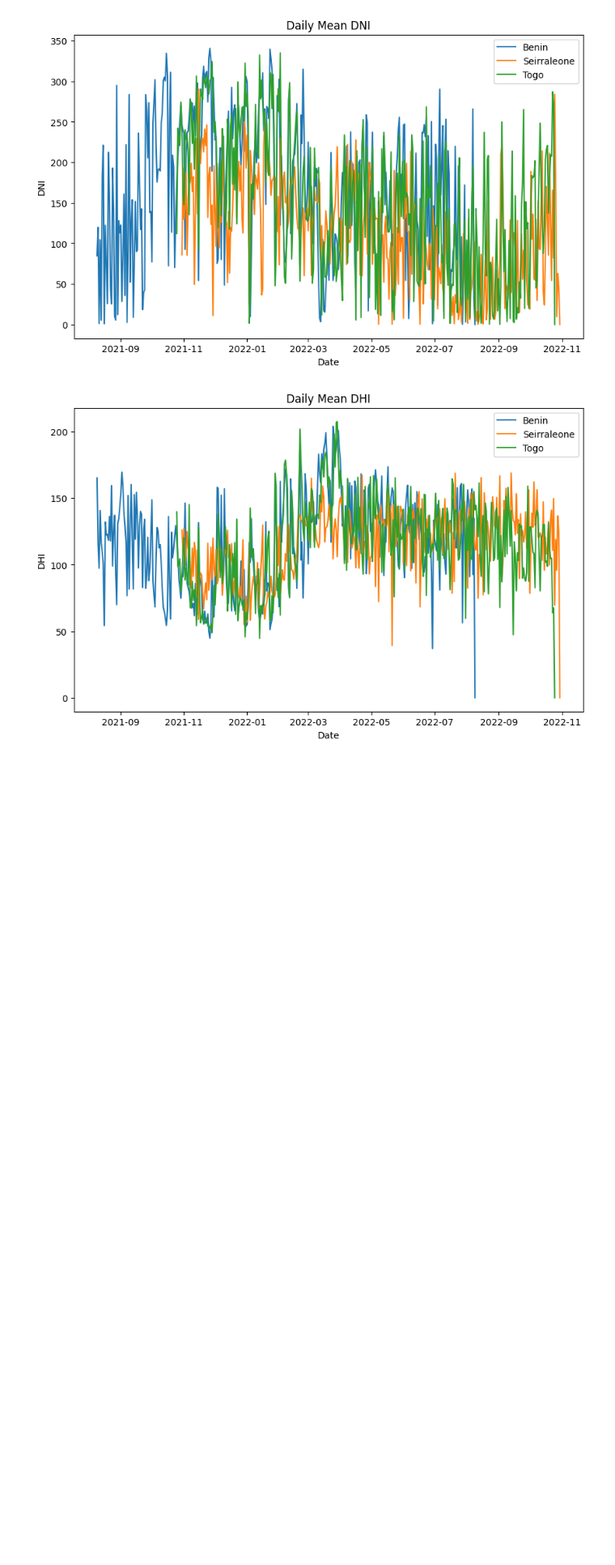
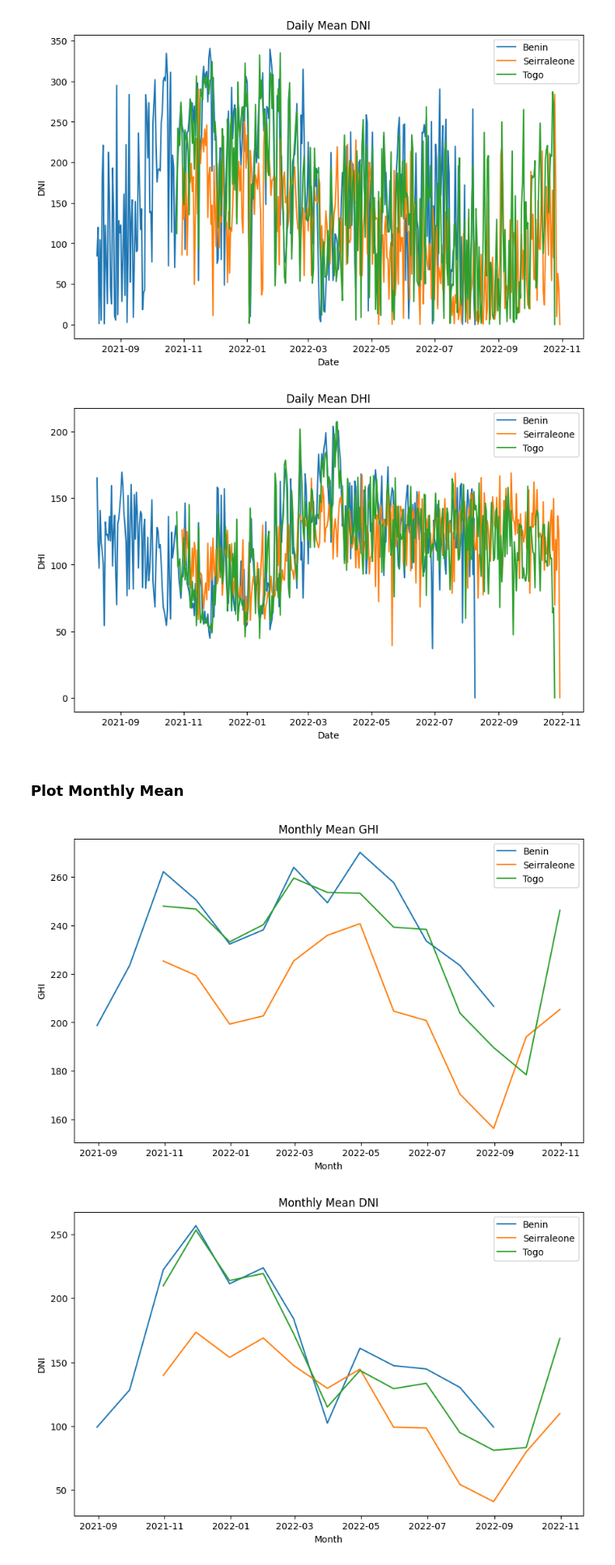
Before and after one commit to NigusK/Solar-Radiation-Analysis, a Jupyter notebook: notebook/EDA.ipynb, the cells around one changed output. Shown at 81% size. Cells and saved outputs as stored; diff of their text form; code cells hidden in the pictures; blank space fills up the shorter version.

Commit message:
plot monthly mean of radiation parameters

```diff
--- a/notebook/EDA.ipynb
+++ b/notebook/EDA.ipynb
@@ -183,3 +183,10 @@ analysys.plot_daily_mean(df_benin_cleaned,df_sierraleone_cleaned,df_togo_cleaned
 [figure]
 [figure]
 [figure]
+# %% [markdown]
+### Plot Monthly Mean
+# %%
+analysys.plot_monthly_mean(df_benin_cleaned,df_sierraleone_cleaned,df_togo_cleaned)
+# %% [output]
+[figure, added]
+[figure, added]
```
Also changed, not shown: parts of 4 cells of this notebook, 1 other file.
